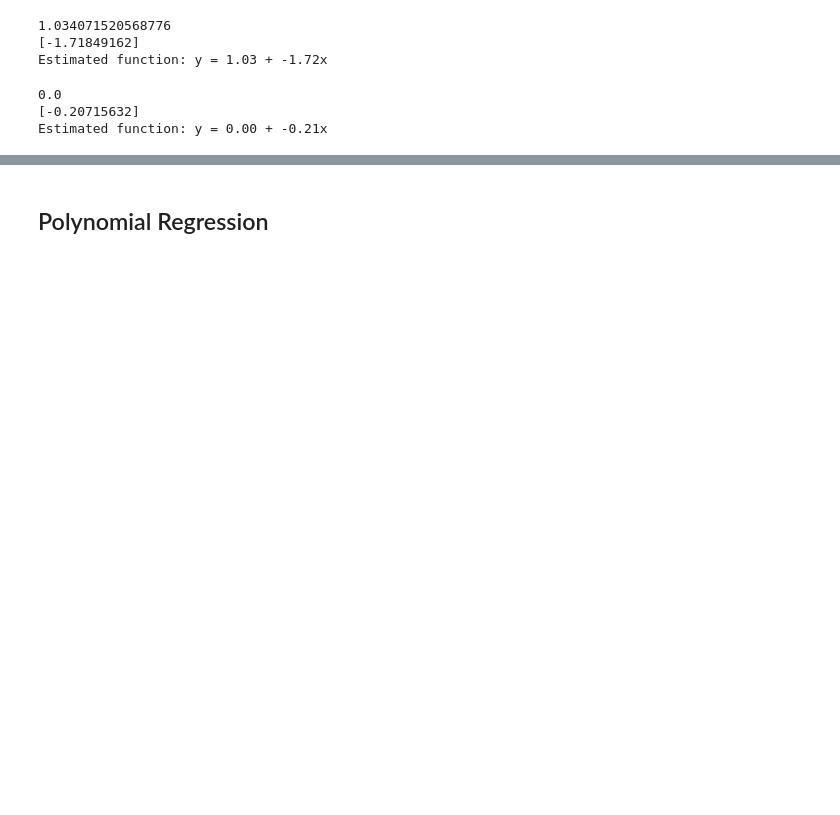
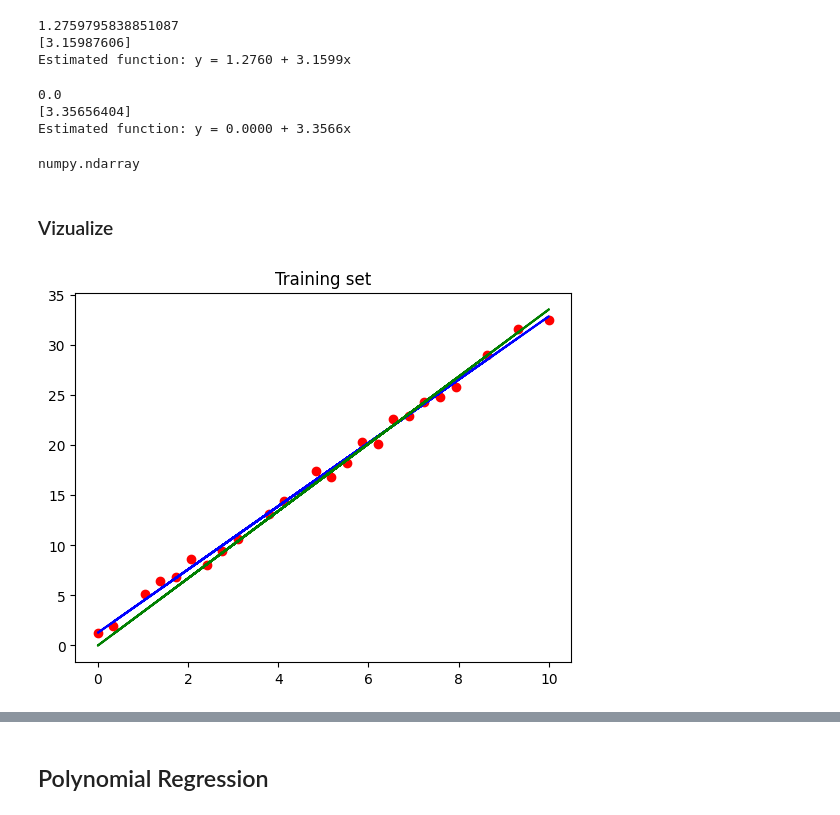
Before and after one commit to paulang1807/learn-ml, a Jupyter notebook: ScikitLearn-RegressionBasics.ipynb, the cells around one changed output, grey strips where cells are left out. Cells and saved outputs as stored; diff of their text form; code cells hidden in the pictures; blank space fills up the shorter version.

Commit message:
Regression changes

```diff
--- a/ScikitLearn-RegressionBasics.ipynb
+++ b/ScikitLearn-RegressionBasics.ipynb
@@ -29,5 +38,5 @@ print(y)
 # %%
 # Add some noise to the output data
-y += np.random.randn(n_samples) * 0.2
+y += np.random.randn(n_samples) * 0.5
 print(y)
 # %% [output]
@@ -65,0 +72,3 @@ http://scikit-learn.org/stable/modules/generated/sklearn.linear_model.LinearRegr
+# %%
+from sklearn.model_selection import train_test_split
+X_train, X_test, y_train, y_test = train_test_split(X, y, test_size = 0.2, random_state = 0)
@@ -68,22 +79,40 @@ from sklearn.linear_model import LinearRegression
 # %%
 # With Intercept
 lr = LinearRegression(fit_intercept=True)
-lr.fit(X, y)
+lr.fit(X_train, y_train)
 print (lr.intercept_)
 print (lr.coef_)
-print ('Estimated function: y = {:.2f} + {:.2f}x'.format(lr.intercept_, lr.coef_[0]))
+print ('Estimated function: y = {:.4f} + {:.4f}x'.format(lr.intercept_, lr.coef_[0]))
 # %% [output]
-1.034071520568776
-[-1.71849162]
-Estimated function: y = 1.03 + -1.72x
+1.2759795838851087
+[3.15987606]
+Estimated function: y = 1.2760 + 3.1599x
 # %%
 # Without Intercept
-lr = LinearRegression(fit_intercept=False)
-lr.fit(X, y)
-print (lr.intercept_)
-print (lr.coef_)
-print ('Estimated function: y = {:.2f} + {:.2f}x'.format(lr.intercept_, lr.coef_[0]))
+lr_no_intercept = LinearRegression(fit_intercept=False)
+lr_no_intercept.fit(X_train, y_train)
+print (lr_no_intercept.intercept_)
+print (lr_no_intercept.coef_)
+print ('Estimated function: y = {:.4f} + {:.4f}x'.format(lr_no_intercept.intercept_, lr_no_intercept.coef_[0]))
 # %% [output]
 0.0
-[-0.20715632]
-Estimated function: y = 0.00 + -0.21x
+[3.35656404]
+Estimated function: y = 0.0000 + 3.3566x
+# %%
+# Predict
+y_pred = lr.predict(X_test)
+type(y_pred)
+# %% [output]
+numpy.ndarray
+# %% [markdown]
+### Vizualize
+# %%
+# Vizualize the training set
+plt.scatter(X_train, y_train, color='red')
+plt.plot(X_train, lr.predict(X_train), color = 'blue')
+# regressor without intercept
+plt.plot(X_train, lr_no_intercept.predict(X_train), color = 'green')
+plt.title('Training set')
+plt.show()
+# %% [output]
+[figure, added]
```
Also changed, not shown: parts of 61 cells of this notebook, 5 other files.
